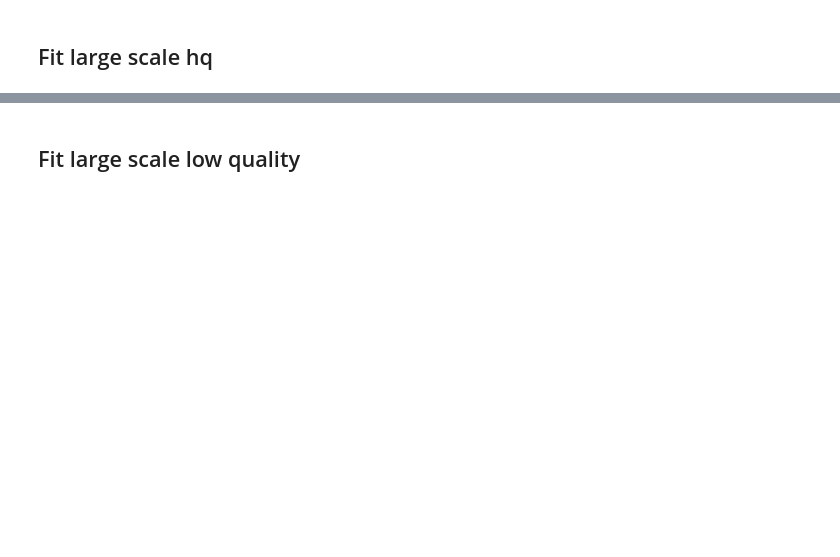
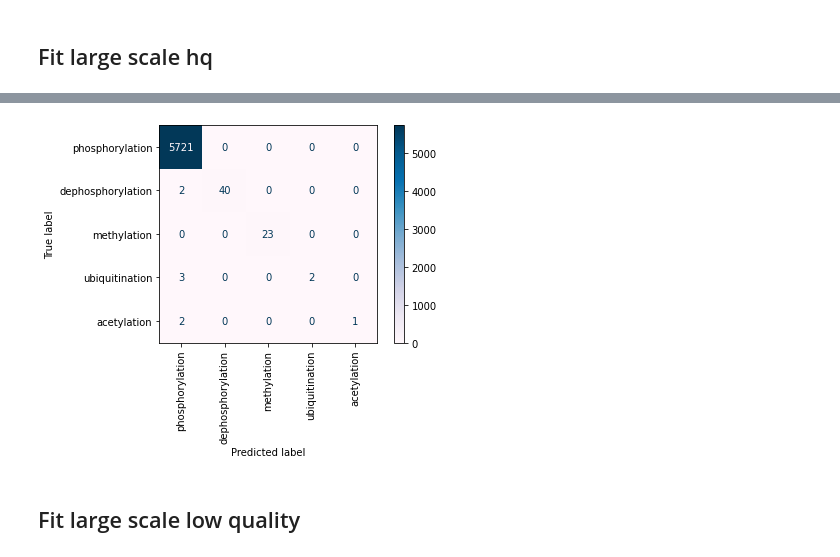
Before and after one commit to elangovana/bert-shortcuts, a Jupyter notebook: notebooks/ptm_ppi_shortcut_analysis.ipynb, the cells around one changed output, grey strips where cells are left out. Drawn from its saved outputs; the diff is of its cells as text; code cells hidden in the pictures; blank space fills up the shorter version.

```diff
--- a/notebooks/ptm_ppi_shortcut_analysis.ipynb
+++ b/notebooks/ptm_ppi_shortcut_analysis.ipynb
@@ -52,15 +52,37 @@ def load_valtest_ensemble_pred(file, labels_order = label_names):
 
     return df
 # %%
-from model_nb_classifier import ModelNBClassifier
+from model_nb_relation_classifier import ModelNBRelationClassifier
 from model_nb_tree_relation_classifier import ModelNBTreeRelationClassifier
+from model_tree_relation_classifier import ModelTreeRelationClassifier
 
+NAIVE_BAYES="Naive Bayes"
+NAIVE_BAYES_WITH_TREE = "Naive Bayes + Tree"
+TREE = "Tree"
 
+def  train_and_predict_all_classifiers(df, min_df=None):
+    max_words_per_class = 10
 
-def train_and_predict(df, min_df=None):
-    m = ModelNBTreeRelationClassifier("PROTPART1", "PROTPART0", min_df=min_df, trigger_words=ptm_trigger_words)
-    m.train(df["x"], df["y"])
-    return m, m.predict(df["x"])[0]
+    classifiers = {
+        NAIVE_BAYES : ModelNBRelationClassifier("PROTPART1", "PROTPART0", max_words_per_class=max_words_per_class, min_df=min_df),
+        NAIVE_BAYES_WITH_TREE : ModelNBTreeRelationClassifier("PROTPART1", "PROTPART0", min_df=min_df, max_words_per_class=max_words_per_class, trigger_words=ptm_trigger_words),
+        TREE : ModelTreeRelationClassifier("PROTPART1", "PROTPART0",  trigger_words=ptm_trigger_words)
+
+    }
+
+    result = {}
+    for k, m in classifiers.items():
+
+        print(f"Training {k}")
+
+        m.train(df["x"], df["y"])
+        p, p_conf = m.predict(df["x"])
+        result[k] = {
+            "m" : m,
+            "predictions" : p,
+            "predictions_conf": p_conf
+        }
+    return result
 # %%
 def isint(a):
     try:
@@ -332,5 +393,7 @@ print_report(df_largescale_hq["y"], df_largescale_hq["shortcut_pred"], latex=Tru
 # %%
-plot_confusionmatrix(df_largescale_hq["y"], df_largescale_hq["shortcut_pred"])
+plot_confusionmatrix(df_largescale_hq["y"], result_largescale_hq[NAIVE_BAYES_WITH_TREE]["predictions"])
 plt.savefig(os.path.join(temp_dir,"confusionMatrixPTMPHC.png"))
+# %% [output]
+[figure, added]
 # %% [markdown]
 ## Fit large scale low quality
```
Also changed, not shown: parts of 21 cells of this notebook, 4 other files.
